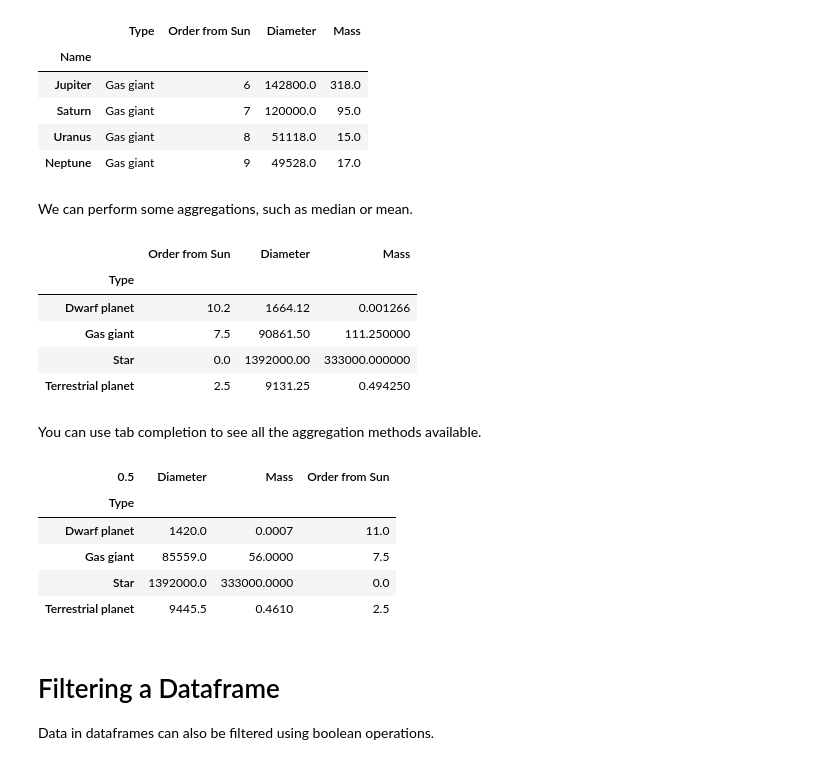
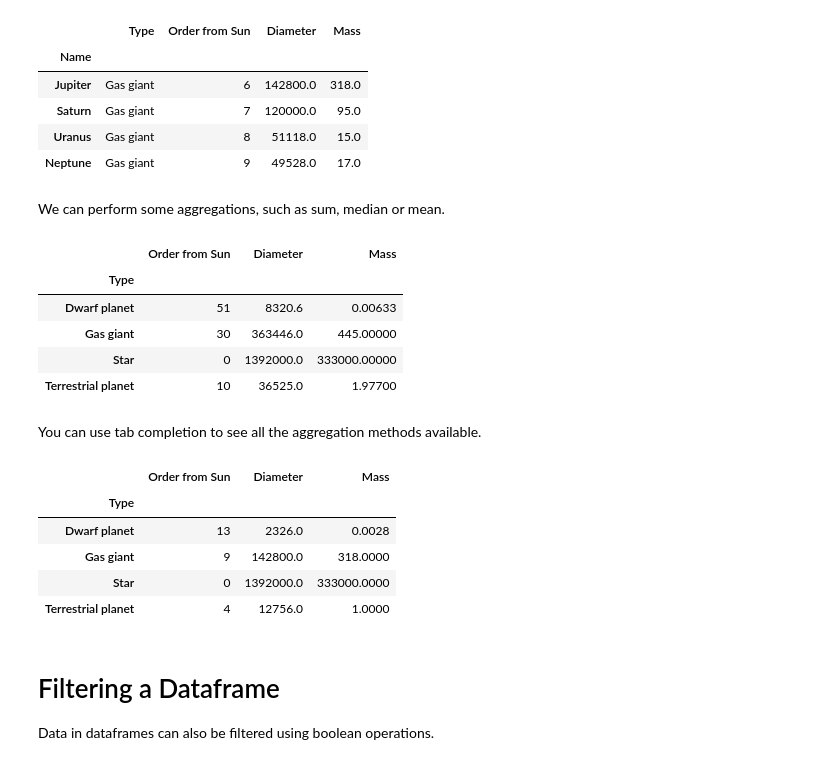
Before and after one commit to ycrc/Data-Analysis-with-Python, a Jupyter notebook: pandas.ipynb, the cells around one changed output. Drawn from its saved outputs; the diff is of its cells as text; code cells hidden in the pictures.

```diff
--- a/pandas.ipynb
+++ b/pandas.ipynb
@@ -385,27 +410,27 @@ bodies_by_type.get_group('Gas giant')
 | Uranus | Gas giant | 8 | 51118.0 | 15.0 |
 | Neptune | Gas giant | 9 | 49528.0 | 17.0 |
 # %% [markdown]
-We can perform some aggregations, such as median or mean.
+We can perform some aggregations, such as sum, median or mean.
 # %%
-bodies_by_type.mean()
+bodies_by_type.sum()
 # %% [output]
 |  | Order from Sun | Diameter | Mass |
 | Type |  |  |  |
-| Dwarf planet | 10.2 | 1664.12 | 0.001266 |
-| Gas giant | 7.5 | 90861.50 | 111.250000 |
-| Star | 0.0 | 1392000.00 | 333000.000000 |
-| Terrestrial planet | 2.5 | 9131.25 | 0.494250 |
+| Dwarf planet | 51 | 8320.6 | 0.00633 |
+| Gas giant | 30 | 363446.0 | 445.00000 |
+| Star | 0 | 1392000.0 | 333000.00000 |
+| Terrestrial planet | 10 | 36525.0 | 1.97700 |
 # %% [markdown]
 You can use tab completion to see all the aggregation methods available.
 # %%
-bodies_by_type.quantile()
+bodies_by_type.max()
 # %% [output]
-| 0.5 | Diameter | Mass | Order from Sun |
+|  | Order from Sun | Diameter | Mass |
 | Type |  |  |  |
-| Dwarf planet | 1420.0 | 0.0007 | 11.0 |
-| Gas giant | 85559.0 | 56.0000 | 7.5 |
-| Star | 1392000.0 | 333000.0000 | 0.0 |
-| Terrestrial planet | 9445.5 | 0.4610 | 2.5 |
+| Dwarf planet | 13 | 2326.0 | 0.0028 |
+| Gas giant | 9 | 142800.0 | 318.0000 |
+| Star | 0 | 1392000.0 | 333000.0000 |
+| Terrestrial planet | 4 | 12756.0 | 1.0000 |
 # %% [markdown]
 # Filtering a Dataframe
 
```
Also changed, not shown: parts of 14 cells of this notebook, 3 other files.
